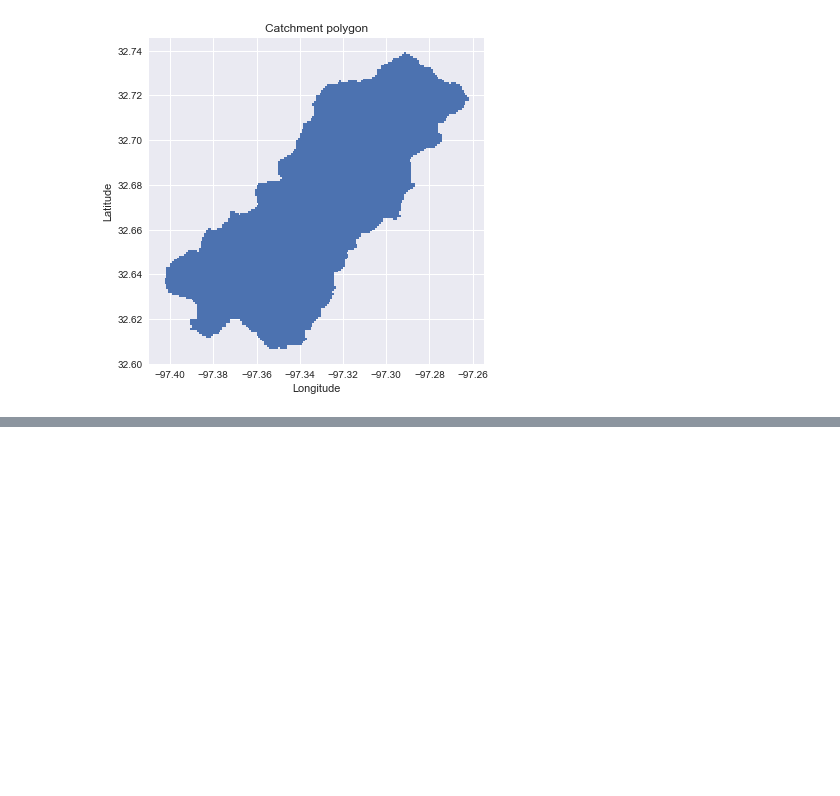
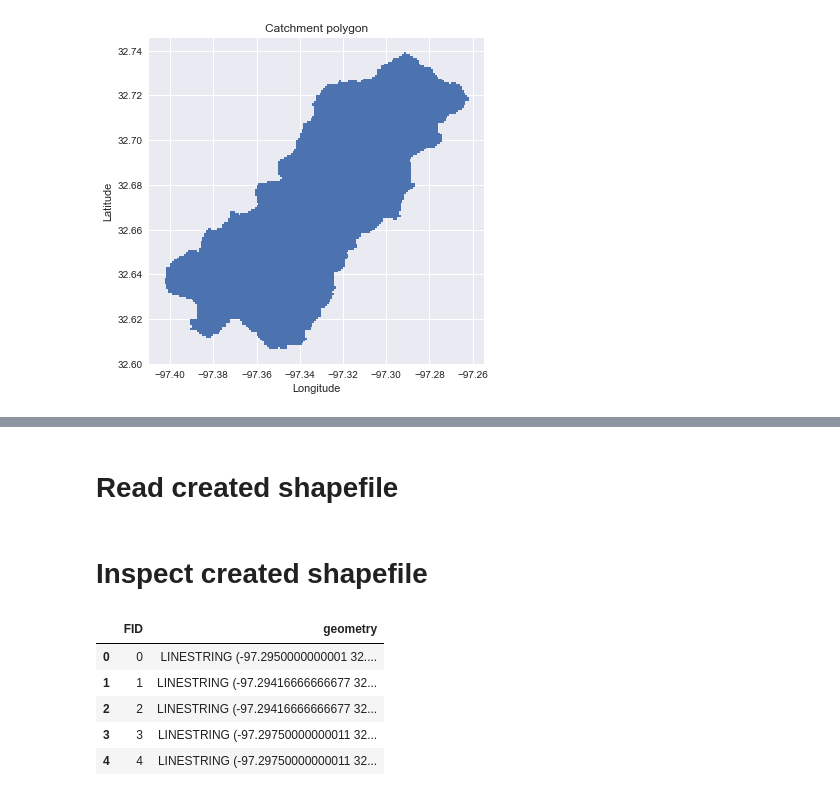
Before and after one commit to mdbartos/pysheds, a Jupyter notebook: recipes/write_shapefile.ipynb, the cells around one changed output, grey strips where cells are left out. Drawn from its saved outputs; the diff is of its cells as text; code cells hidden in the pictures; blank space fills up the shorter version.

```diff
--- a/recipes/write_shapefile.ipynb
+++ b/recipes/write_shapefile.ipynb
@@ -88,0 +113,2 @@ plt.title('Catchment polygon')
+# %% [markdown]
+# Read created shapefile
@@ -88,0 +117,11 @@ plt.title('Catchment polygon')
+# %% [markdown]
+# Inspect created shapefile
+# %%
+shp.head()
+# %% [output]
+|  | FID | geometry |
+| 0 | 0 | LINESTRING (-97.2950000000001 32.... |
+| 1 | 1 | LINESTRING (-97.29416666666677 32... |
+| 2 | 2 | LINESTRING (-97.29416666666677 32... |
+| 3 | 3 | LINESTRING (-97.29750000000011 32... |
+| 4 | 4 | LINESTRING (-97.29750000000011 32... |
```
Also changed, not shown: parts of 5 cells of this notebook.
